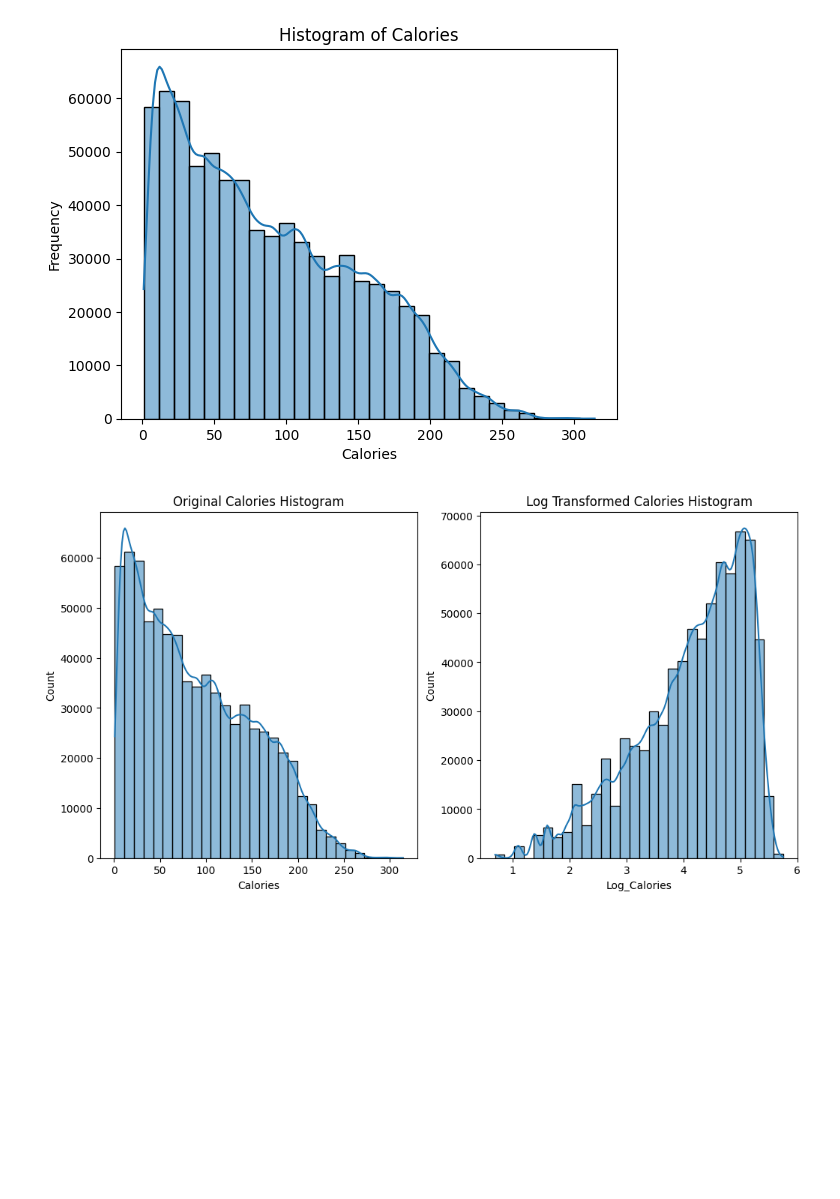
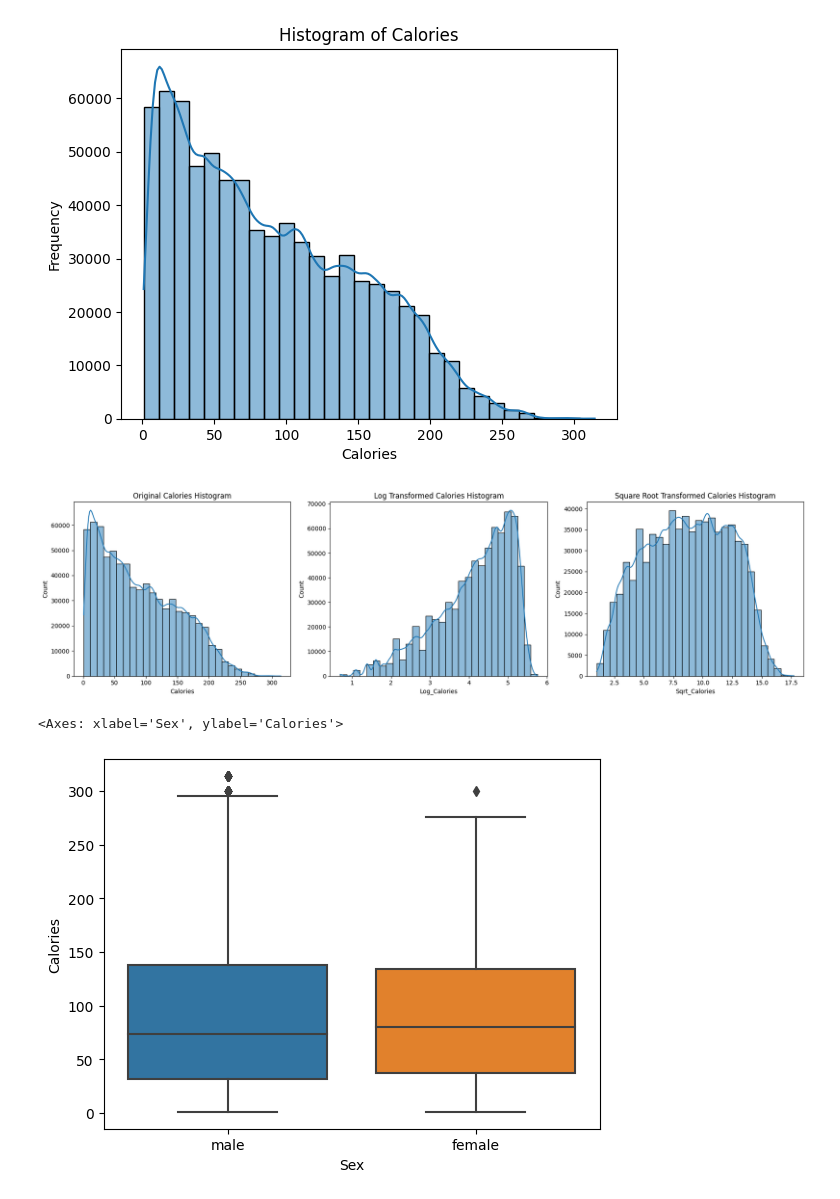
Before and after one commit to Daven88/Projects-David-Northey, a Jupyter notebook: predict-calorie-expenditure-dn-20250510.ipynb, the cells around one changed output. Drawn from its saved outputs; the diff is of its cells as text; code cells hidden in the pictures; blank space fills up the shorter version.

Commit message:
Kaggle Notebook | Predict Calorie Expenditure DN 20250510 | Version 3

```diff
--- a/predict-calorie-expenditure-dn-20250510.ipynb
+++ b/predict-calorie-expenditure-dn-20250510.ipynb
@@ -164,18 +165,29 @@ plt.show()
 # %%
 ## There is quite a high positive skew present here. Because of this I will look to take the log to transform the data.
 
 train_df['Log_Calories'] = np.log1p(train_df['Calories'])
+train_df['Sqrt_Calories'] = np.sqrt(train_df['Calories'])
 
 # Plot the original and transformed histograms for Calories
-plt.figure(figsize=(12, 6))
-plt.subplot(1, 2, 1)
+plt.figure(figsize=(18, 5))
+plt.subplot(1, 3, 1)
 sns.histplot(train_df['Calories'], kde=True, bins=30)
 plt.title('Original Calories Histogram')
 
-plt.subplot(1, 2, 2)
+plt.subplot(1, 3, 2)
 sns.histplot(train_df['Log_Calories'], kde=True, bins=30)
 plt.title('Log Transformed Calories Histogram')
 
+plt.subplot(1, 3, 3)
+sns.histplot(train_df['Sqrt_Calories'], kde=True, bins=30)
+plt.title('Square Root Transformed Calories Histogram')
+
+plt.tight_layout()
 plt.show()
 # %% [output]
-[figure, old version]
+[figure, new version]
+# %%
+sns.boxplot(x='Sex', y='Calories', data=train_df)
+# %% [output]
+<Axes: xlabel='Sex', ylabel='Calories'>
+[figure, added]
```
Also changed, not shown: parts of 8 cells of this notebook.
